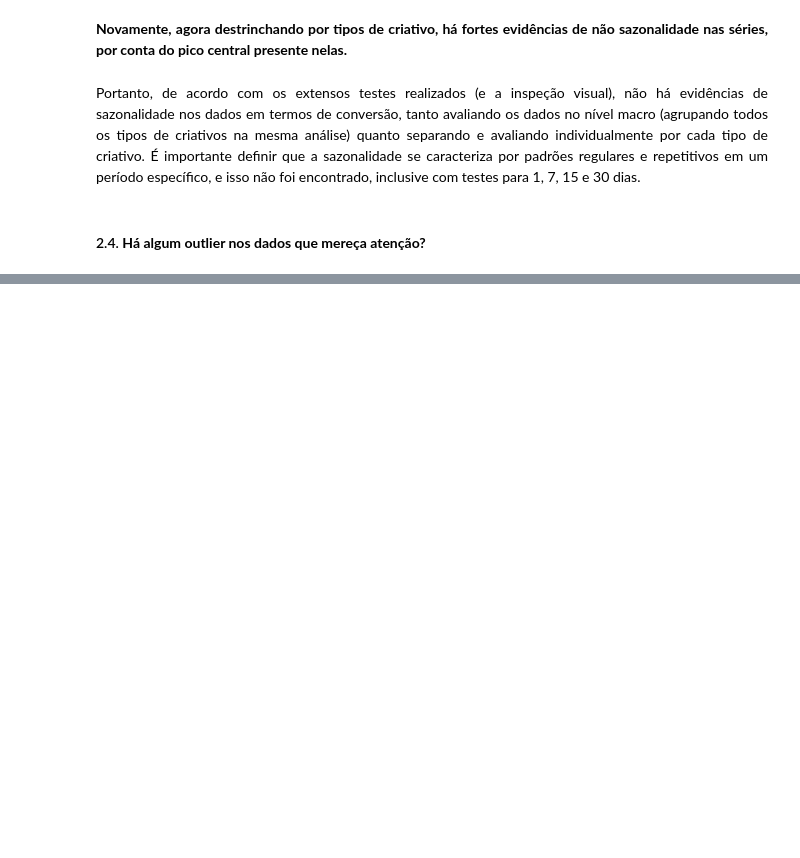
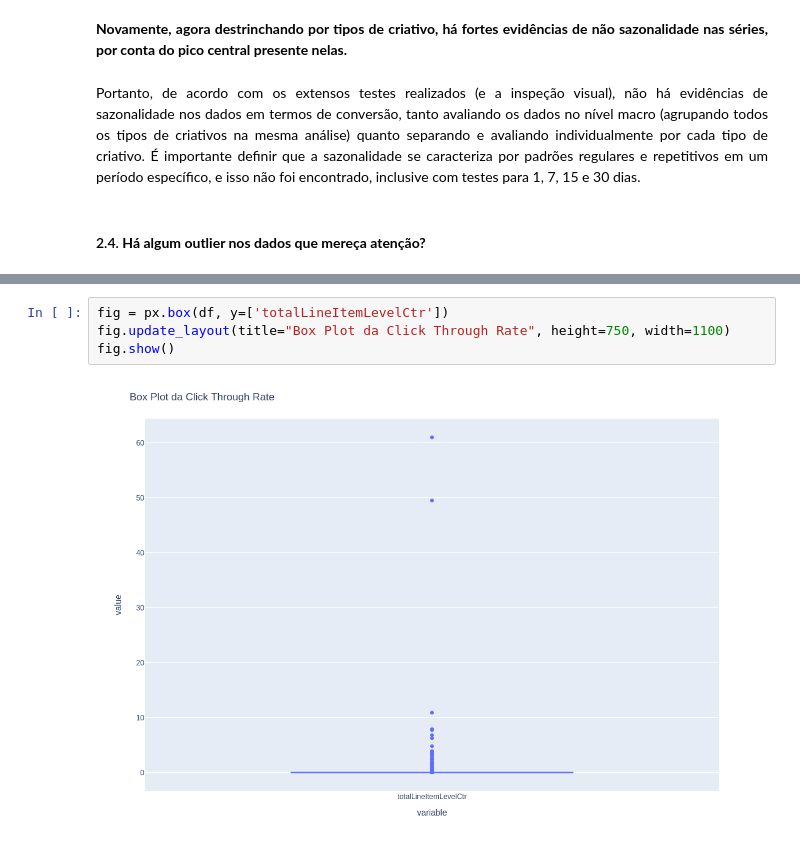
Before and after one commit to brunodifranco/bruno-case-tecnico-rbs, a Jupyter notebook: 12-10-2023-bruno-case-tecnico.ipynb, the cells around one changed output, grey strips where cells are left out. Cells and saved outputs as stored; diff of their text form; blank space fills up the shorter version.

```diff
--- a/12-10-2023-bruno-case-tecnico.ipynb
+++ b/12-10-2023-bruno-case-tecnico.ipynb
@@ -675,0 +693,6 @@ teste_espectro_fourier(df_Video_creative_sets["viewThroughConversions"], tipo)
+# %%
+fig = px.box(df, y=['totalLineItemLevelCtr'])
+fig.update_layout(title="Box Plot da Click Through Rate", height=750, width=1100)
+fig.show()
+# %% [output]
+[figure, added]
```
Also changed, not shown: parts of 13 cells of this notebook.
